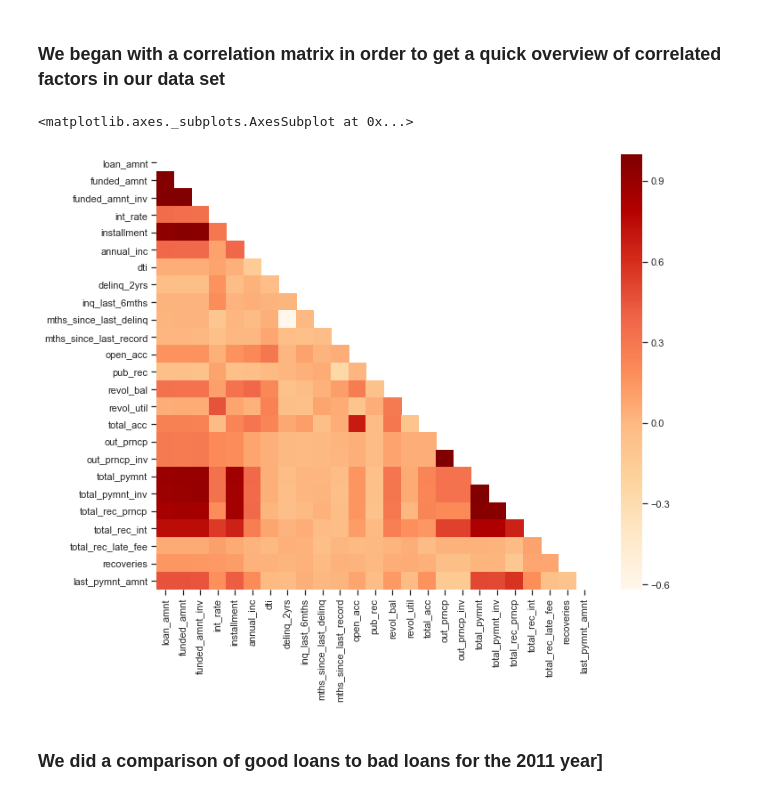
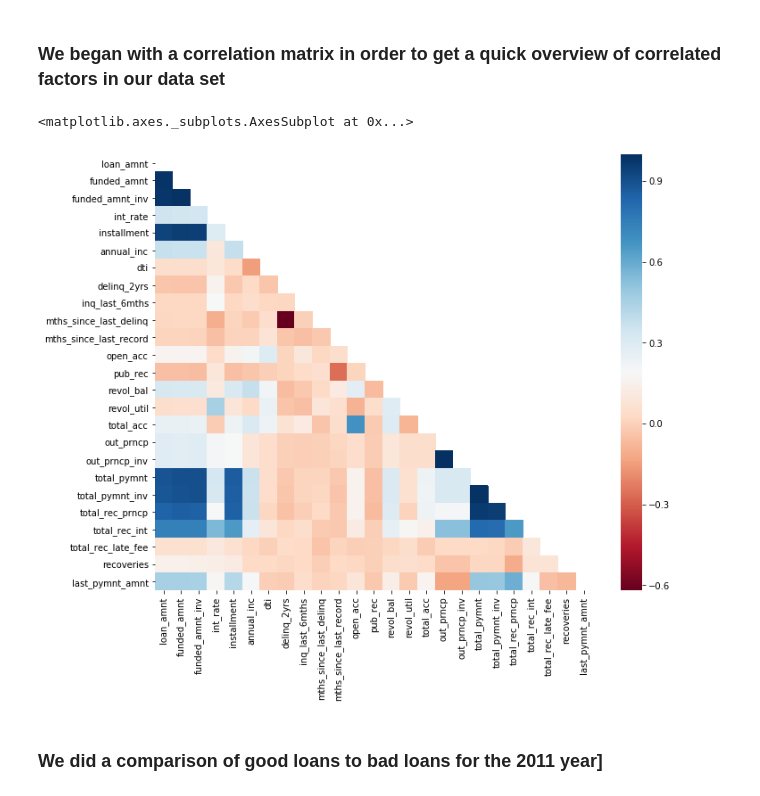
Before and after one commit to nukemecha/Project3, a Jupyter notebook: Meg/ex_analysis.ipynb, the cells around one changed output. Cells and saved outputs as stored; diff of their text form; code cells hidden in the pictures.

```diff
--- a/Meg/ex_analysis.ipynb
+++ b/Meg/ex_analysis.ipynb
@@ -133,31 +132,28 @@ pd.crosstab(df.grade, df.loan_status, margins=True, margins_name="Total")
 # %%
 correlation_df = df.drop(columns = ["verification_status_joint", "application_type",
                                     "last_credit_pull_d", "grade", "sub_grade", "emp_length", "term",
                                     "home_ownership", "verification_status", "issue_d", "loan_status",
                                     "pymnt_plan", "url", "purpose", "addr_state", "earliest_cr_line",
                                     "last_pymnt_d", "next_pymnt_d", "last_credit_pull_d", "year",
                                     "collections_12_mths_ex_med", "member_id", "total_bal_il", "inq_last_12m",
                                     "total_cu_tl", "inq_fi", "total_rev_hi_lim", "all_util", "open_rv_24m",
                                     "open_rv_12m", "il_util", "total_bal_il", "mths_since_rcnt_il", "open_il_24m",
                                     "open_il_12m", "open_il_6m", "max_bal_bc", "open_acc_6m",
                                     "tot_coll_amt", "tot_cur_bal", "acc_now_delinq", "dti_joint",
                                     "annual_inc_joint", "mths_since_last_major_derog"])
 
-
-
 corr = correlation_df.corr()
 
-cmap="OrRd"
+cmap="RdBu"
 
 plt.subplots(figsize=(11, 9))
 
 mask = np.triu(np.ones_like(corr, dtype=np.bool))
 
-sns.heatmap(correlation_df.corr(), cmap = cmap, mask = mask
-           )
+sns.heatmap(correlation_df.corr(), cmap = cmap, mask = mask)
 # %% [output]
 <matplotlib.axes._subplots.AxesSubplot at 0x...>
-[figure, old version]
+[figure, new version]
 # %% [markdown]
 ### We did a comparison of good loans to bad loans for the 2011 year]
 # %%
```
Also changed, not shown: parts of 11 cells of this notebook.
